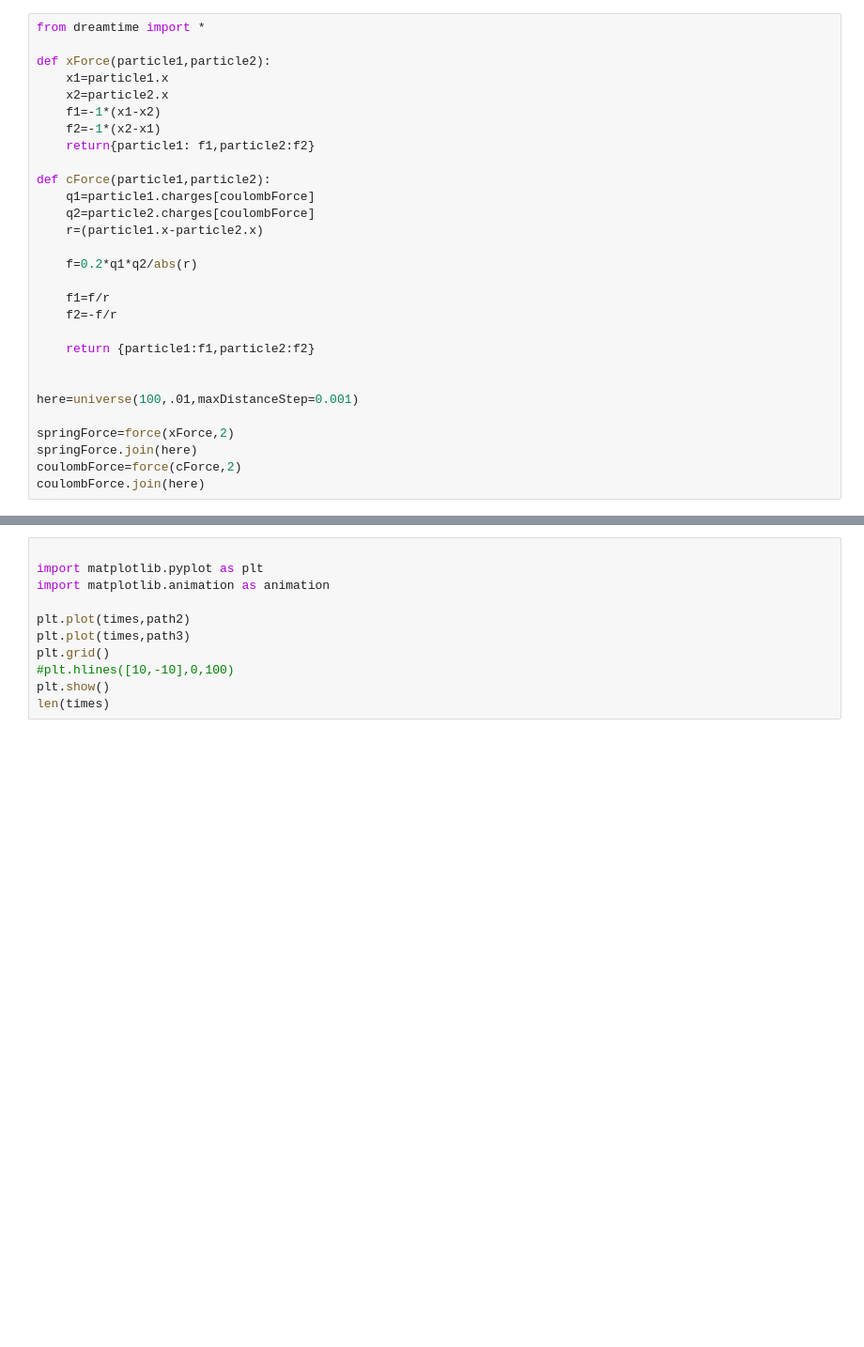
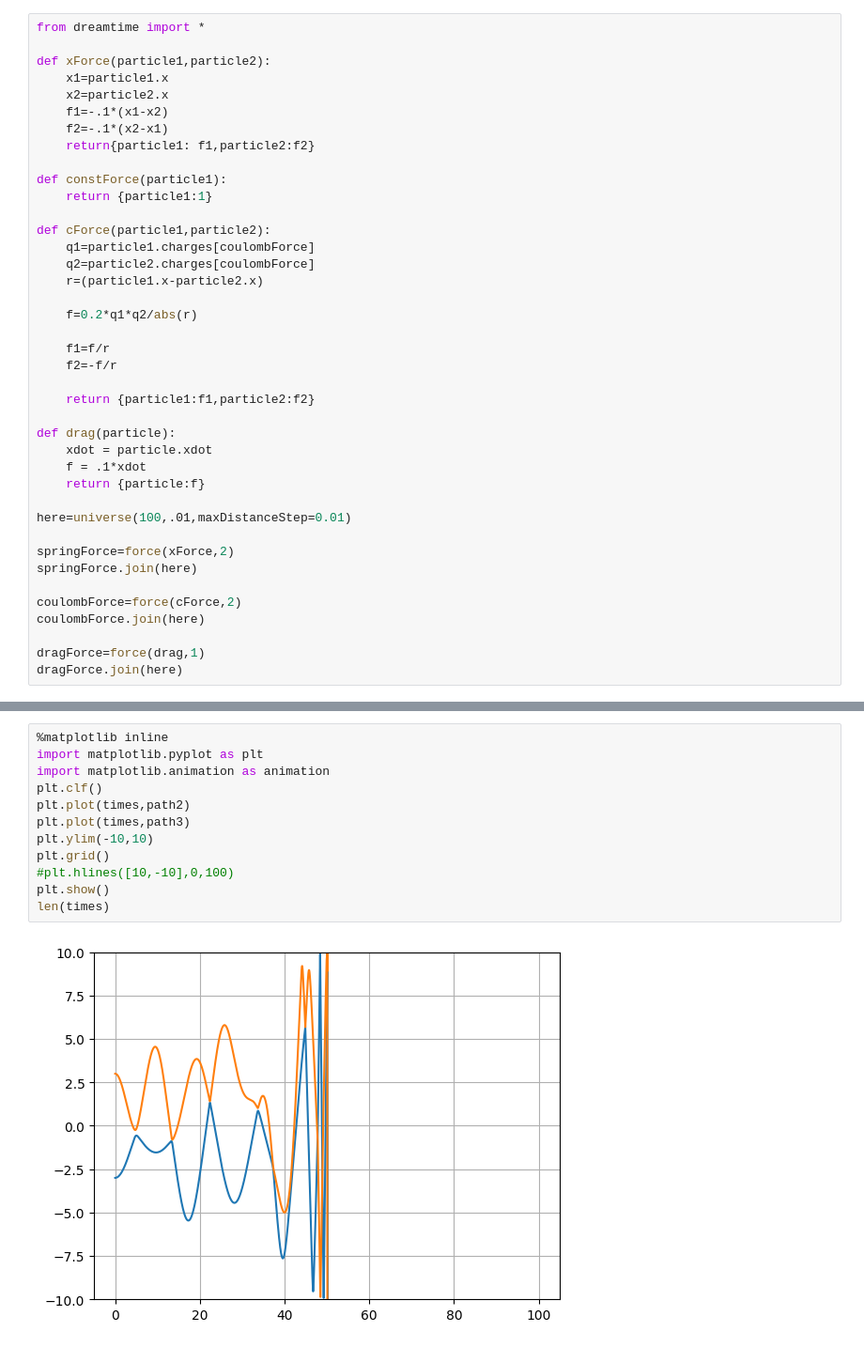
Before and after one commit to FriedRiceHero/dreamtime, a Jupyter notebook: dreamtime.ipynb, the cells around one changed output, grey strips where cells are left out. Shown at 94% size. Cells and saved outputs as stored; diff of their text form; blank space fills up the shorter version.

Commit message:
cool spring anti-drag

```diff
--- a/dreamtime.ipynb
+++ b/dreamtime.ipynb
@@ -29,9 +29,12 @@ from dreamtime import *
 def xForce(particle1,particle2):
     x1=particle1.x
     x2=particle2.x
-    f1=-1*(x1-x2)
-    f2=-1*(x2-x1)
+    f1=-.1*(x1-x2)
+    f2=-.1*(x2-x1)
     return{particle1: f1,particle2:f2}
+
+def constForce(particle1):
+    return {particle1:1}
 
 def cForce(particle1,particle2):
     q1=particle1.charges[coulombForce]
@@ -45,13 +48,21 @@ def cForce(particle1,particle2):
 
     return {particle1:f1,particle2:f2}
 
+def drag(particle):
+    xdot = particle.xdot
+    f = .1*xdot
+    return {particle:f}
 
-here=universe(100,.01,maxDistanceStep=0.001)
+here=universe(100,.01,maxDistanceStep=0.01)
 
 springForce=force(xForce,2)
 springForce.join(here)
+
 coulombForce=force(cForce,2)
 coulombForce.join(here)
+
+dragForce=force(drag,1)
+dragForce.join(here)
 # %%
 
 freeParticle1=particle(10,0,1, free = False)
@@ -85,11 +102,14 @@ path4=freeParticle4.path
 # %%
-
+%matplotlib inline
 import matplotlib.pyplot as plt
 import matplotlib.animation as animation
-
+plt.clf()
 plt.plot(times,path2)
 plt.plot(times,path3)
+plt.ylim(-10,10)
 plt.grid()
 #plt.hlines([10,-10],0,100)
 plt.show()
 len(times)
+# %% [output]
+[figure, added]
```
Also changed, not shown: parts of 4 cells of this notebook.
